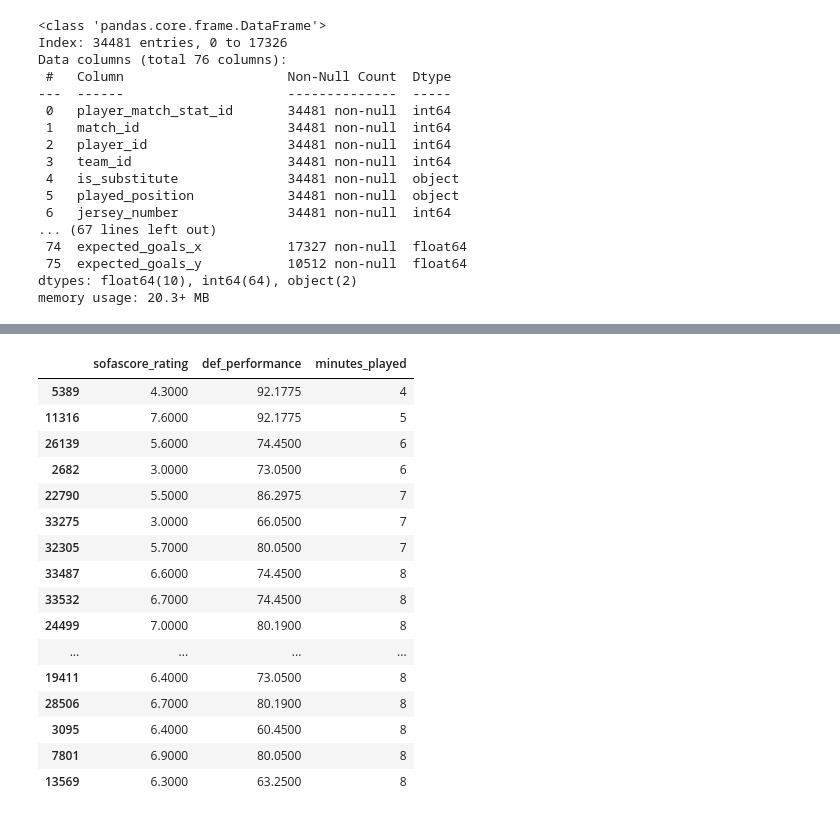
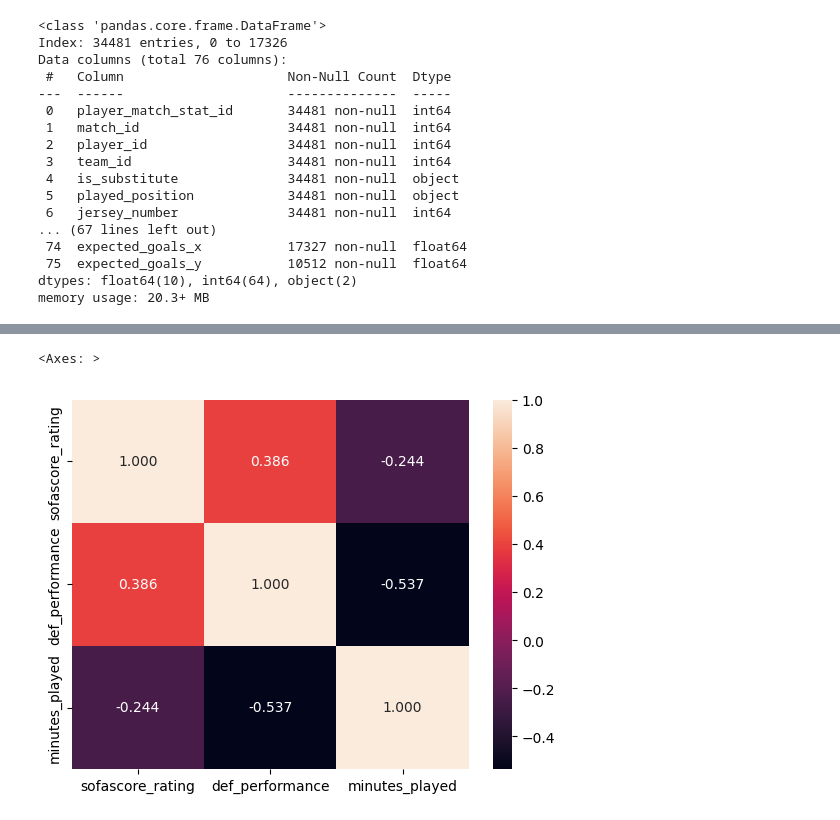
Before and after one commit to JavierJ002/FutbolPorLey, a Jupyter notebook: EDA_notebooks/goalkeepers.ipynb, the cells around one changed output, grey strips where cells are left out. Drawn from its saved outputs; the diff is of its cells as text; code cells hidden in the pictures.

```diff
--- a/EDA_notebooks/goalkeepers.ipynb
+++ b/EDA_notebooks/goalkeepers.ipynb
@@ -1368,20 +1363,7 @@ defenders_performance_df_order = defenders_performance_df[['sofascore_rating', '
 # %%
-defenders_performance_df[['sofascore_rating', 'def_performance', 'minutes_played']].sort_values(by = 'minutes_played', ascending = True).head(25)
+a = defenders_performance_df[['sofascore_rating', 'def_performance', 'minutes_played']].sort_values(by = 'sofascore_rating', ascending = True).head(25)
-# %% [output]
-|  | sofascore_rating | def_performance | minutes_played |
-| 5389 | 4.3000 | 92.1775 | 4 |
-| 11316 | 7.6000 | 92.1775 | 5 |
-| 26139 | 5.6000 | 74.4500 | 6 |
-| 2682 | 3.0000 | 73.0500 | 6 |
-| 22790 | 5.5000 | 86.2975 | 7 |
-| 33275 | 3.0000 | 66.0500 | 7 |
-| 32305 | 5.7000 | 80.0500 | 7 |
-| 33487 | 6.6000 | 74.4500 | 8 |
-| 33532 | 6.7000 | 74.4500 | 8 |
-| 24499 | 7.0000 | 80.1900 | 8 |
-| ... | ... | ... | ... |
-| 19411 | 6.4000 | 73.0500 | 8 |
-| 28506 | 6.7000 | 80.1900 | 8 |
-| 3095 | 6.4000 | 60.4500 | 8 |
-| 7801 | 6.9000 | 80.0500 | 8 |
-| 13569 | 6.3000 | 63.2500 | 8 |
+# %%
+sns.heatmap(a.corr(), annot = True, fmt = '3.3f')
+# %% [output]
+<Axes: >
+[figure, added]
```
Also changed, not shown: parts of 3 cells of this notebook, 2 other files.
